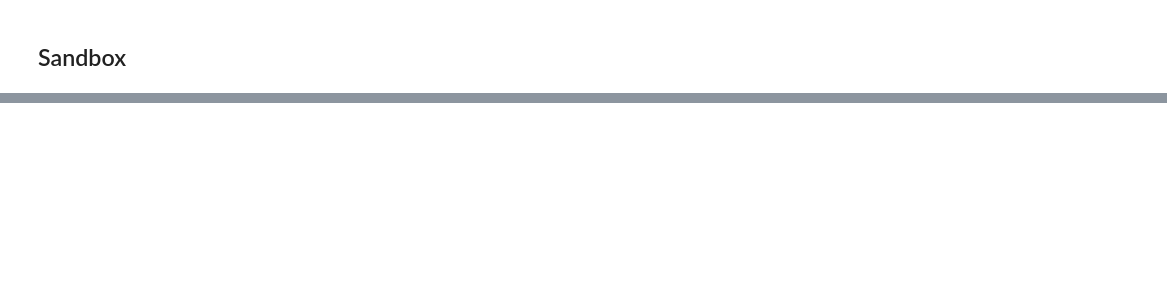
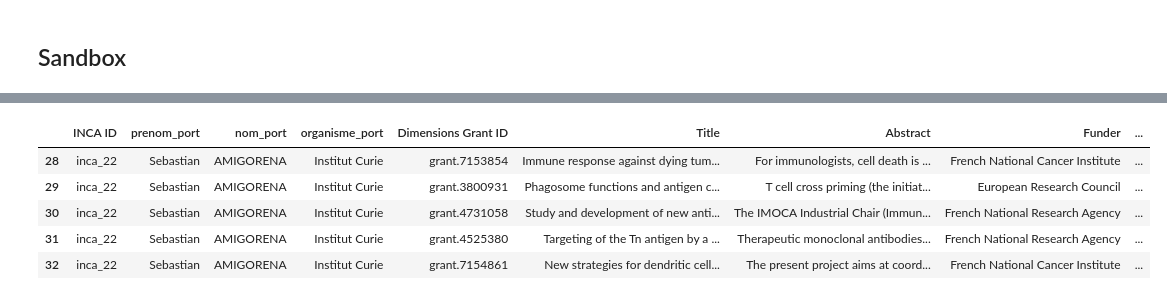
Before and after one commit to Coleridge-Initiative/helios, a Jupyter notebook: scripts/data_read_in.ipynb, the cells around one changed output, grey strips where cells are left out. Drawn from its saved outputs; the diff is of its cells as text; code cells hidden in the pictures; blank space fills up the shorter version.

```diff
--- a/scripts/data_read_in.ipynb
+++ b/scripts/data_read_in.ipynb
@@ -104,11 +98,11 @@ French National Research Agency                    122
 Swiss National Science Foundation                   42
 Name: funder_clean, dtype: int64
 # %%
-grants_details['funder_clean'] = grants_details['funder_clean'].str.upper()
+grnt_dtl['funder_clean'] = grnt_dtl['funder_clean'].str.upper()
 
 # Remove accents
-grants_details['funder_clean'] = grants_details['funder_clean'].apply(lambda x: unidecode.unidecode(x))
+grnt_dtl['funder_clean'] = grnt_dtl['funder_clean'].apply(lambda x: unidecode.unidecode(x))
 
-grants_details['funder_clean'] = grants_details['funder_clean'].str.replace(r'\s+', ' ')
-grants_details['funder_clean'] = grants_details['funder_clean'].str.strip()
+grnt_dtl['funder_clean'] = grnt_dtl['funder_clean'].str.replace(r'\s+', ' ')
+grnt_dtl['funder_clean'] = grnt_dtl['funder_clean'].str.strip()
 # %%
@@ -133,4 +125,6 @@ grants_details['org_clean'] = grants_details['Organisation'].fillna('')
+# %%
+grnt_dtl['org_clean'] = grnt_dtl['Research Org Names'].fillna('')
 # %%
-grants_details['org_flag'] = grants_details['org_clean'].apply(lambda x: x!='')
-grants_details['org_flag'].value_counts(normalize = True)
+grnt_dtl['org_flag'] = grnt_dtl['org_clean'].apply(lambda x: x!='')
+grnt_dtl['org_flag'].value_counts(normalize = True)
 # %% [output]
@@ -242,0 +208,3 @@ ORCID codes seem clean.
+# %%
+grnt_dtl['researcher_name'] = grnt_dtl['prenom_port'] + " " + grnt_dtl['nom_port']
+grnt_dtl[['INCA ID', 'researcher_name']].drop_duplicates().describe()
@@ -262,0 +263,9 @@ test.describe(include = 'all')
+# %%
+grnt_dtl[(grnt_dtl['prenom_port'] == "Sebastian")&(grnt_dtl['nom_port'] == "AMIGORENA")]
+# %% [output]
+|  | INCA ID | prenom_port | nom_port | organisme_port | Dimensions Grant ID | Title | Abstract | Funder | ... |
+| 28 | inca_22 | Sebastian | AMIGORENA | Institut Curie | grant.7153854 | Immune response against dying tum... | For immunologists, cell death is ... | French National Cancer Institute | ... |
+| 29 | inca_22 | Sebastian | AMIGORENA | Institut Curie | grant.3800931 | Phagosome functions and antigen c... | T cell cross priming (the initiat... | European Research Council | ... |
+| 30 | inca_22 | Sebastian | AMIGORENA | Institut Curie | grant.4731058 | Study and development of new anti... | The IMOCA Industrial Chair (Immun... | French National Research Agency | ... |
+| 31 | inca_22 | Sebastian | AMIGORENA | Institut Curie | grant.4525380 | Targeting of the Tn antigen by a ... | Therapeutic monoclonal antibodies... | French National Research Agency | ... |
+| 32 | inca_22 | Sebastian | AMIGORENA | Institut Curie | grant.7154861 | New strategies for dendritic cell... | The present project aims at coord... | French National Cancer Institute | ... |
```
Also changed, not shown: parts of 49 cells of this notebook.
